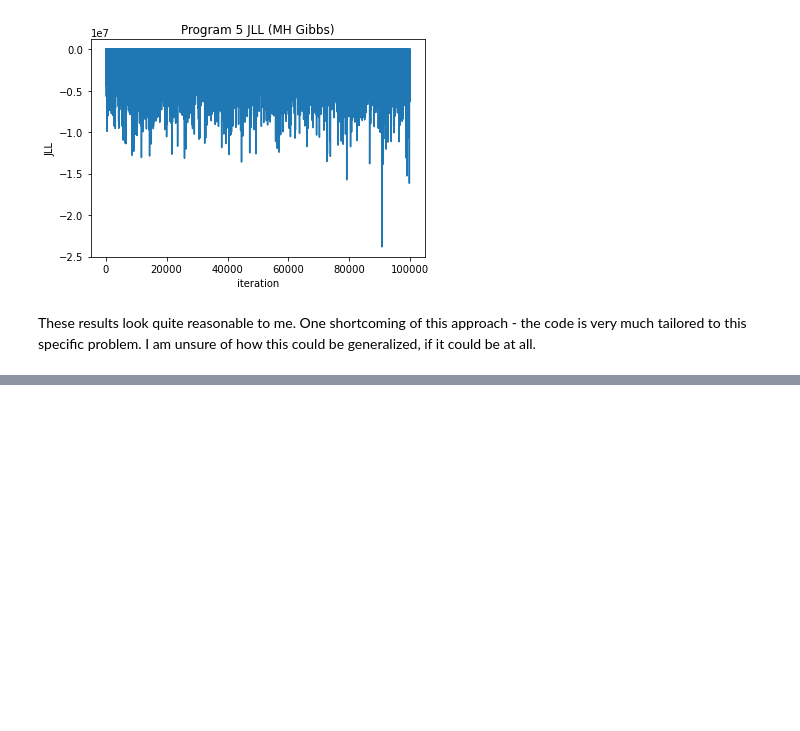
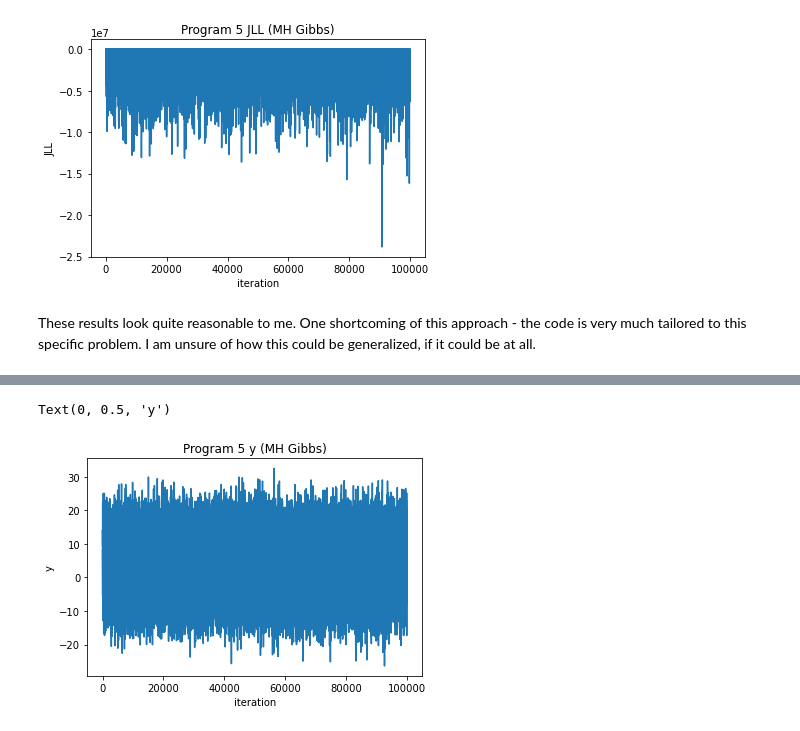
Before and after one commit to lone-duck/hw-cs532, a Jupyter notebook: hw3/analysis.ipynb, the cells around one changed output, grey strips where cells are left out. Saved outputs shown, nothing was run; the diff lists cells and outputs as text; code cells hidden in the pictures; blank space fills up the shorter version.

```diff
--- a/hw3/analysis.ipynb
+++ b/hw3/analysis.ipynb
@@ -1172,0 +1321,8 @@ These results look quite reasonable to me. One shortcoming of this approach - th
+# %%
+plt.plot(ret_vals[:,0].numpy())
+plt.title("Program 5 y (MH Gibbs)")
+plt.xlabel("iteration")
+plt.ylabel("y")
+# %% [output]
+Text(0, 0.5, 'y')
+[figure, added]
```
Also changed, not shown: parts of 12 cells of this notebook, 1 other file.
